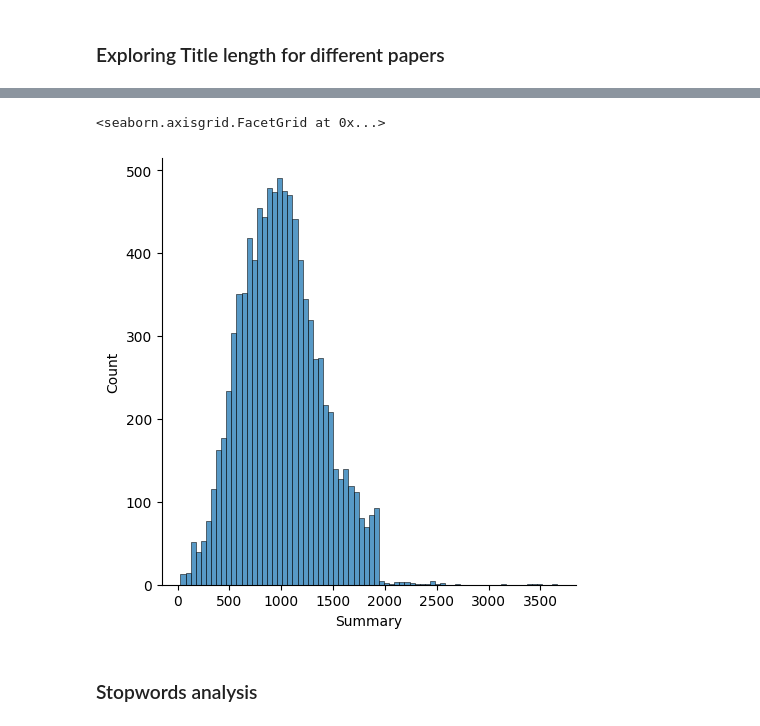
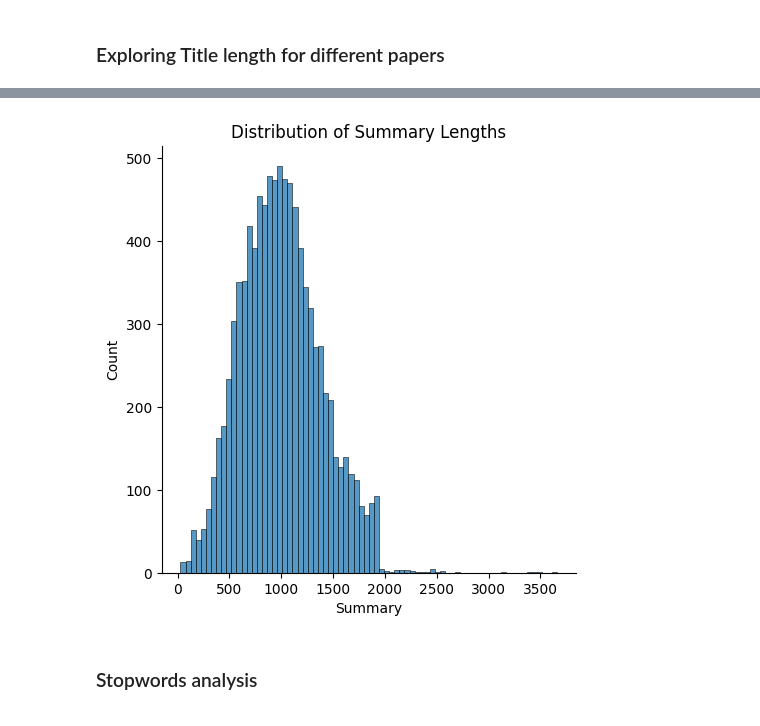
Before and after one commit to DATA-606-2023-FALL-MONDAY/Thanda_Vishnupriya, a Jupyter notebook: src/PaperCraft_Data_Exploration.ipynb, the cells around one changed output, grey strips where cells are left out. Cells and saved outputs as stored; diff of their text form; code cells hidden in the pictures.

```diff
--- a/src/PaperCraft_Data_Exploration.ipynb
+++ b/src/PaperCraft_Data_Exploration.ipynb
@@ -148,10 +150,15 @@ sns.displot(Title_lengths)
 # %%
 Summary_lengths = df['Summary'].str.len()
-# %%
-sns.displot(Summary_lengths)
-# %% [output]
-<seaborn.axisgrid.FacetGrid at 0x...>
-[figure, removed]
+# %%
+sns.displot(Summary_lengths)
+
+# Set the title for the plot
+plt.title("Distribution of Summary Lengths")
+
+# Show the plot
+plt.show()
+# %% [output]
+[figure, added]
 # %% [markdown]
 ### Stopwords analysis
 # %%
```
Also changed, not shown: parts of 47 cells of this notebook.
